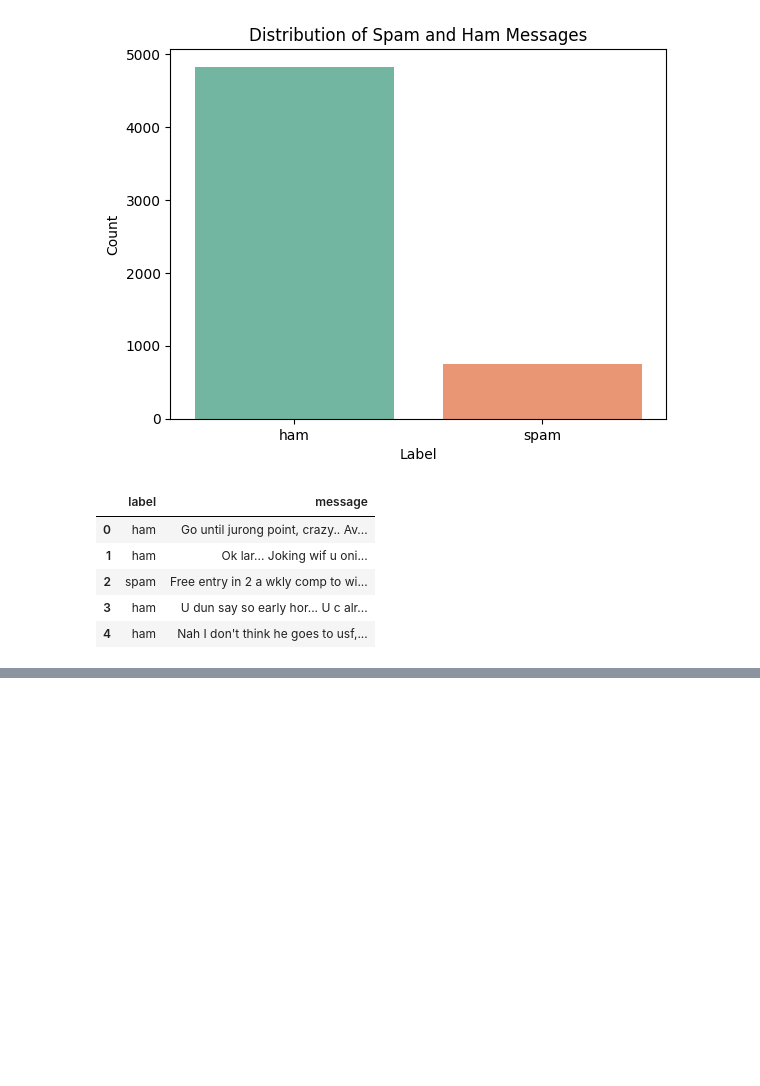
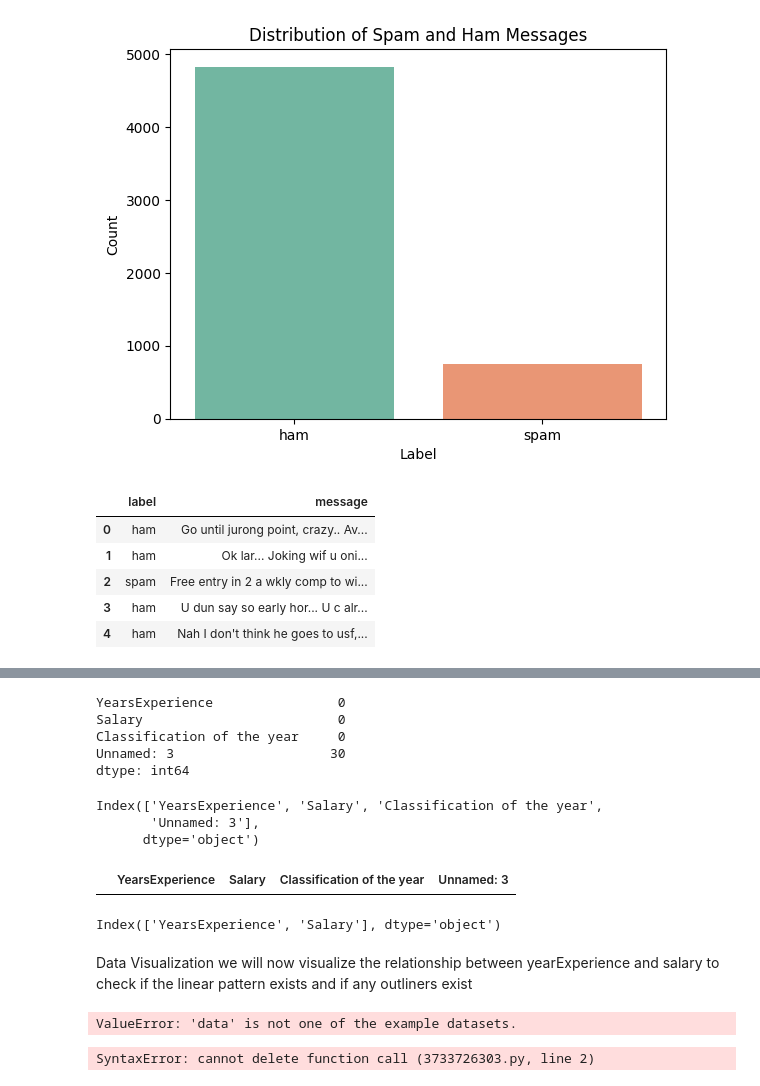
Before and after one commit to Brian342/Jupyter_NoteBook, a Jupyter notebook: Ai.ipynb, the cells around one changed output, grey strips where cells are left out. Cells and saved outputs as stored; diff of their text form; code cells hidden in the pictures; blank space fills up the shorter version.

```diff
--- a/Ai.ipynb
+++ b/Ai.ipynb
@@ -689,0 +683,18 @@ y = data['label'].map({'ham': 0, 'spam': 1})
+# %%
+data.isnull().sum()
+# %% [output]
+YearsExperience                0
+Salary                         0
+Classification of the year     0
+Unnamed: 3                    30
+dtype: int64
+# %%
+data.columns
+# %% [output]
+Index(['YearsExperience', 'Salary', 'Classification of the year',
+       'Unnamed: 3'],
+      dtype='object')
+# %%
+data.dropna() # droping all the null values
+# %% [output]
+|  | YearsExperience | Salary | Classification of the year | Unnamed: 3 |
@@ -689,0 +703,20 @@ y = data['label'].map({'ham': 0, 'spam': 1})
+# %%
+data.columns # confirming if the column does not exist
+# %% [output]
+Index(['YearsExperience', 'Salary'], dtype='object')
+# %% [markdown]
+Data Visualization
+we will now visualize the relationship between yearExperience and salary to check if the linear pattern exists and if any outliners exist
+# %%
+# fig = px.scatter(data, x="YearsExperience", y="Salary", trendline="ols")
+# fig.show()
+import seaborn as sns
+tips = sns.load_dataset("data")
+sns.regplot(x="YearsExperience", y="Salary", data=tips)
+# %% [output]
+ValueError: 'data' is not one of the example datasets.
+# %%
+dict_values = {'name':'Brian', 'Age':23, 'Occupation':'Student'}
+del dict_values.values(23)
+# %% [output]
+SyntaxError: cannot delete function call (3733726303.py, line 2)
```
Also changed, not shown: parts of 8 cells of this notebook, 5 other files.
